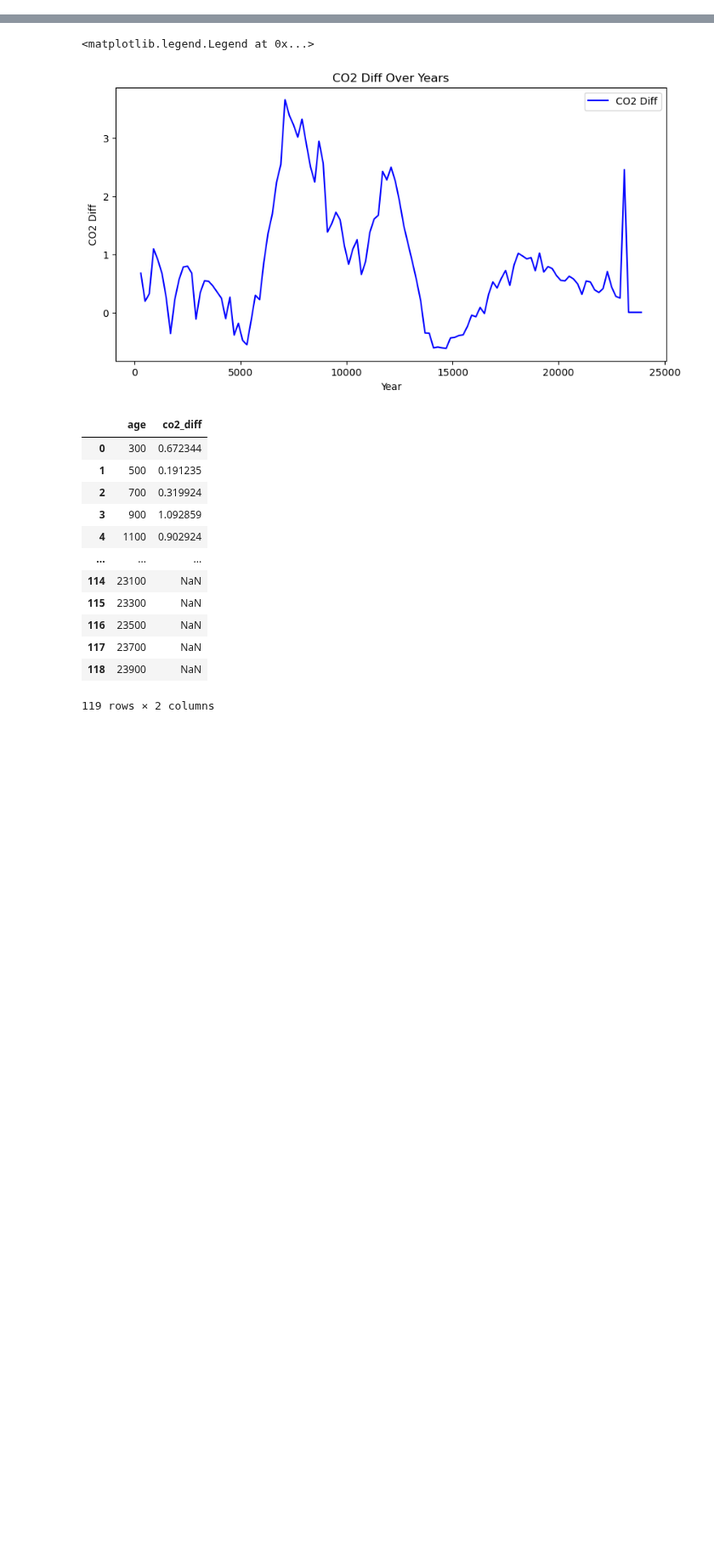
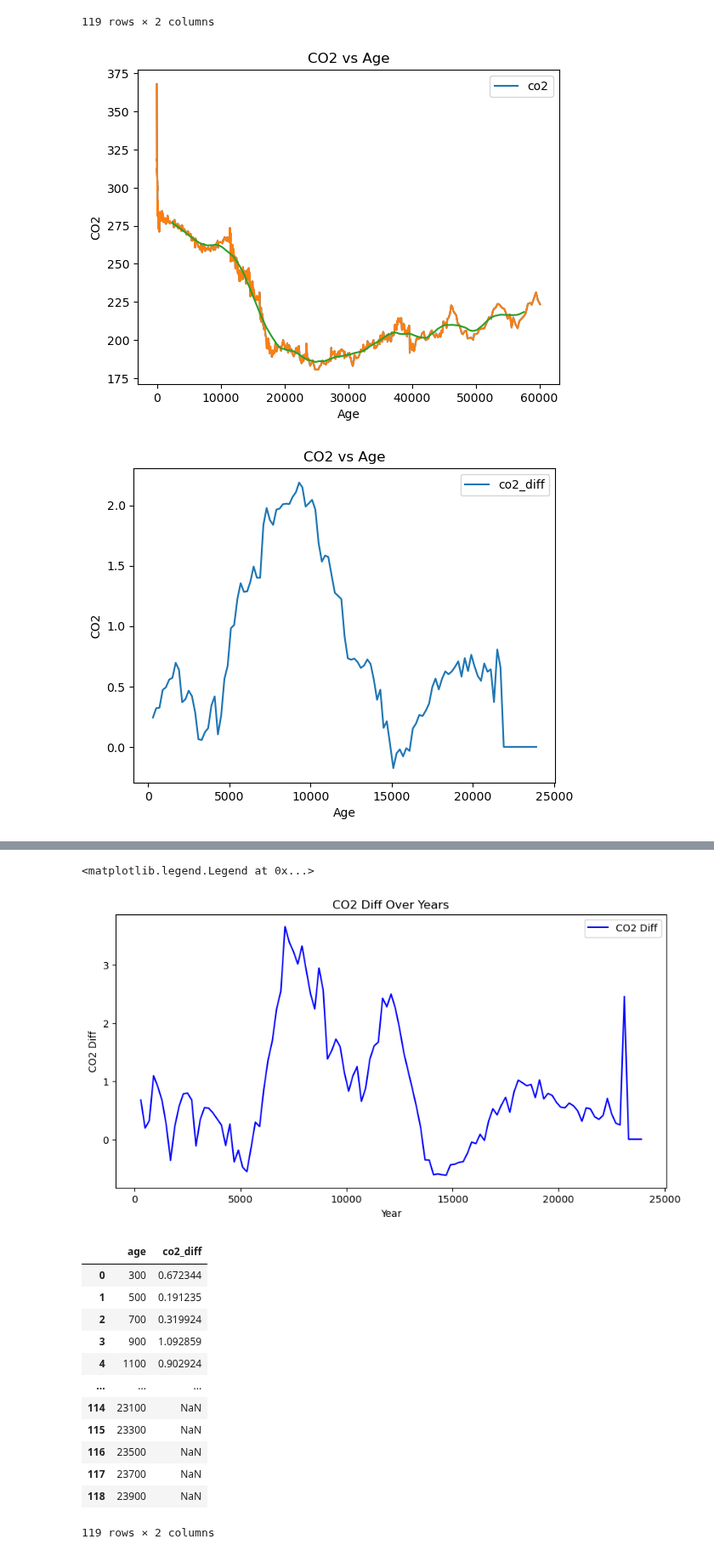
Before and after one commit to Peisong-Zheng/Inso_LGMR, a Jupyter notebook: internal_forcings.ipynb, the cells around one changed output, grey strips where cells are left out. Shown at 85% size. Saved outputs shown, nothing was run; the diff lists cells and outputs as text; code cells hidden in the pictures; blank space fills up the shorter version.

```diff
--- a/internal_forcings.ipynb
+++ b/internal_forcings.ipynb
@@ -0,0 +1,65 @@
+# %%
+# Read CO2.txt under inso_data
+import pandas as pd
+import numpy as np
+
+df_co2 = pd.read_csv(r"D:\VScode\Inso_LGMR\inso_data\CO2.txt",
+                     sep='\s+',
+                     header=None,
+                     engine='python')
+
+df_co2.columns = ['age', 'co2']
+
+# plot co2
+df_co2.plot(x='age', y='co2', title='CO2 vs Age', xlabel='Age', ylabel='CO2')
+
+# interpolate CO2 from age min to max with a step of 1
+new_age = np.arange(df_co2['age'].min(), df_co2['age'].max(), 1)
+CO2_interp_1yr= np.interp(new_age, df_co2['age'].values, df_co2['co2'].values)
+df_co2_interp_1yr = pd.DataFrame({'age': new_age, 'co2': CO2_interp_1yr})
+# smooth using moving average with window=10
+df_co2_interp_1yr['co2'] = df_co2_interp_1yr['co2'].rolling(window=5000, center=True).mean()
+# drop nan
+df_co2_interp_1yr = df_co2_interp_1yr.dropna()
+
+
+# plot ortiginal and interpolated CO2
+import matplotlib.pyplot as plt
+plt.plot(df_co2['age'], df_co2['co2'], label='Original CO2')
+plt.plot(df_co2_interp_1yr['age'], df_co2_interp_1yr['co2'], label='Interpolated CO2')
+
+df_co2=df_co2_interp_1yr.copy()
+
+new_age = np.arange(100, 24000, 200)
+
+# interpolate the df_co2 to the new_age
+CO2_interp = np.interp(new_age, df_co2['age'].values, df_co2['co2'].values)
+
+df_co2 = pd.DataFrame({'age': new_age, 'co2': CO2_interp})
+
+# flipper the rows up-down
+df_co2 = df_co2.iloc[::-1]
+
+# shift the age column
+df_co2['age'] = df_co2['age'] * -1 + 24000
+
+df_co2.to_csv(r"D:\VScode\Inso_LGMR\inso_data\co2.csv", index=False)
+
+# calculate the diff
+df_co2['co2_diff'] = df_co2['co2'].diff()
+# drop the column co2
+df_co2 = df_co2.drop(columns=['co2'])
+
+# drop the last row of df_co2
+df_co2 = df_co2.drop(df_co2.index[0])
+
+# plot CO2
+df_co2.plot(x='age', y='co2_diff', title='CO2 vs Age', xlabel='Age', ylabel='CO2')
+
+df_co2_diff=df_co2.copy()
+
+# reset the index
+df_co2_diff = df_co2_diff.reset_index(drop=True)
+# df_co2_diff.to_csv(r"D:\VScode\Inso_LGMR\inso_data\co2_diff.csv", index=False)
+df_co2_diff
+# %% [output]
@@ -0,0 +78,3 @@
+119 rows × 2 columns
+[figure, added]
+[figure, added]
```
Also changed, not shown: parts of 6 cells of this notebook, 16 other files.
